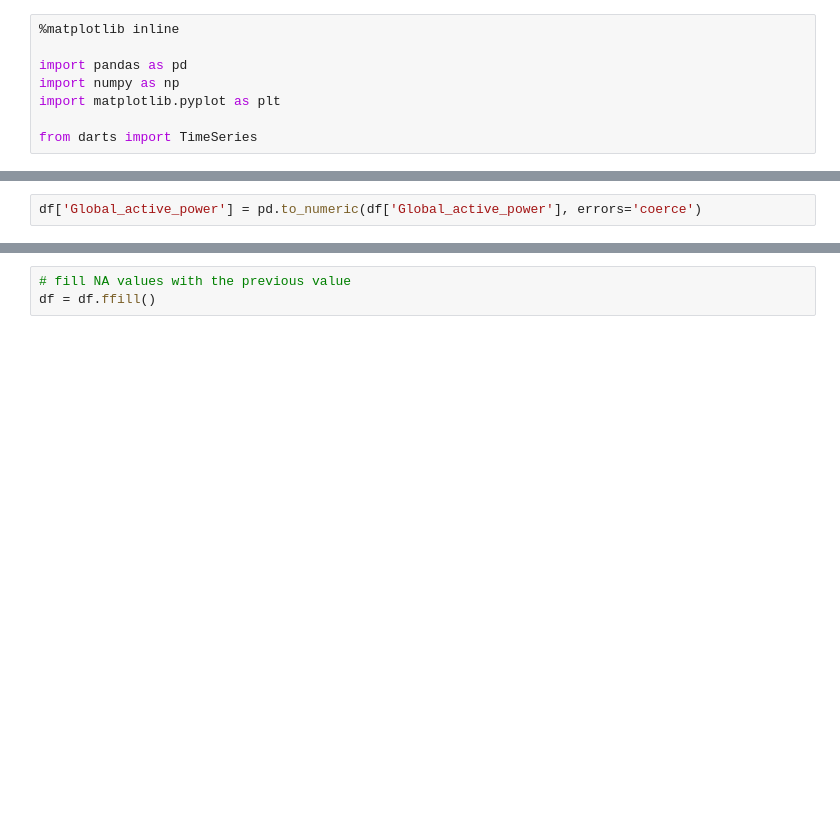
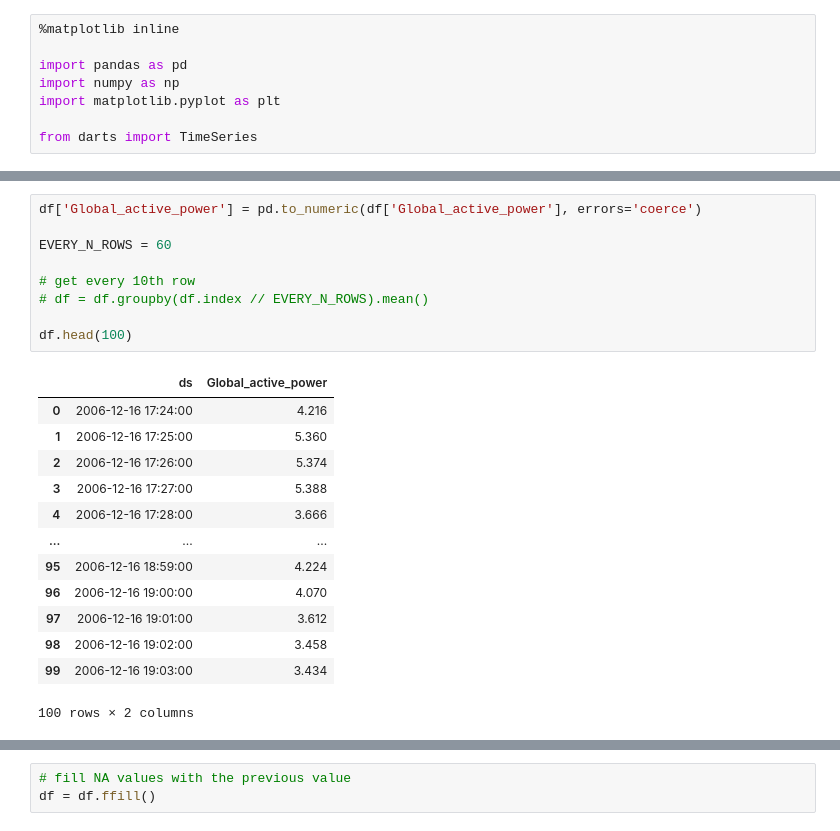
Before and after one commit to kosmydel/stock-timeseries-prediction, a Jupyter notebook: electricity.ipynb, the cells around one changed output, grey strips where cells are left out. Drawn from its saved outputs; the diff is of its cells as text; blank space fills up the shorter version.

```diff
--- a/electricity.ipynb
+++ b/electricity.ipynb
@@ -37,5 +25,26 @@ df = df[['ds', 'Global_active_power']]
 # %%
 df['Global_active_power'] = pd.to_numeric(df['Global_active_power'], errors='coerce')
+
+EVERY_N_ROWS = 60
+
+# get every 10th row
+# df = df.groupby(df.index // EVERY_N_ROWS).mean()
+
+df.head(100)
+# %% [output]
+|  | ds | Global_active_power |
+| 0 | 2006-12-16 17:24:00 | 4.216 |
+| 1 | 2006-12-16 17:25:00 | 5.360 |
+| 2 | 2006-12-16 17:26:00 | 5.374 |
+| 3 | 2006-12-16 17:27:00 | 5.388 |
+| 4 | 2006-12-16 17:28:00 | 3.666 |
+| ... | ... | ... |
+| 95 | 2006-12-16 18:59:00 | 4.224 |
+| 96 | 2006-12-16 19:00:00 | 4.070 |
+| 97 | 2006-12-16 19:01:00 | 3.612 |
+| 98 | 2006-12-16 19:02:00 | 3.458 |
+| 99 | 2006-12-16 19:03:00 | 3.434 |
+100 rows × 2 columns
 # %%
 # count NA values
 df.isna().sum() / len(df)
```
Also changed, not shown: parts of 12 cells of this notebook.
